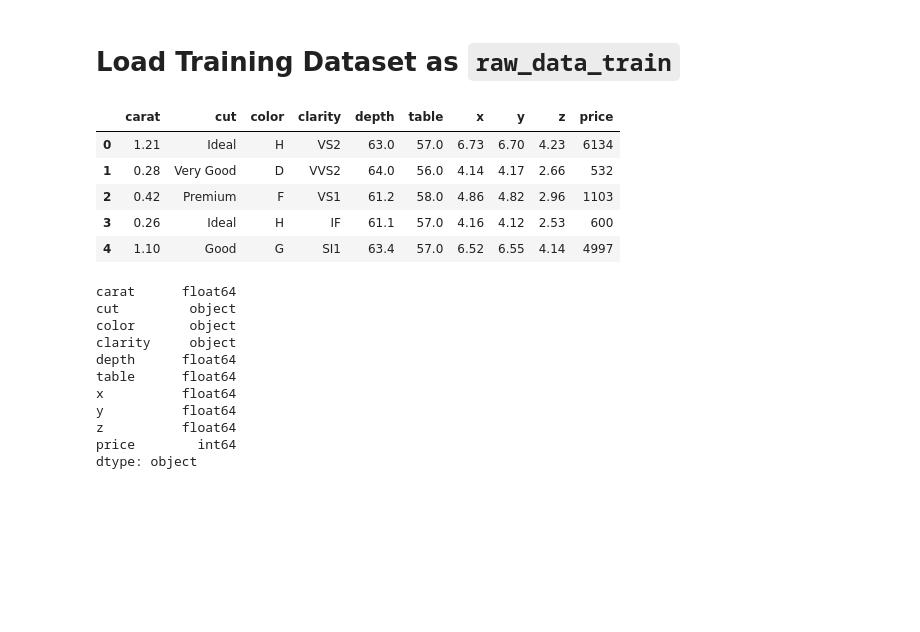
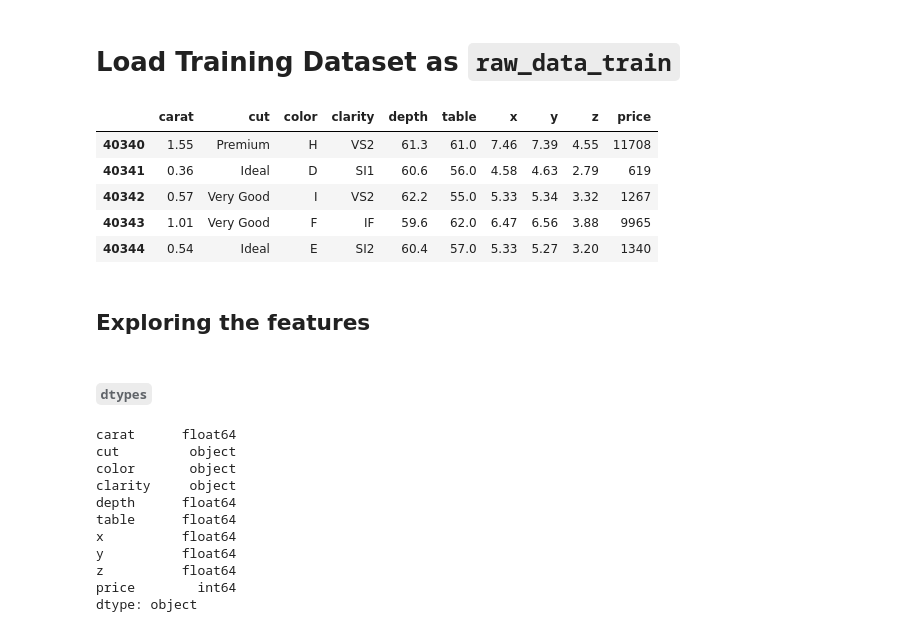
Before and after one commit to rihp/diamond-price-supervised-ML, a Jupyter notebook: notebooks/01_preparing_data.ipynb, the cells around one changed output. Saved outputs shown, nothing was run; the diff lists cells and outputs as text; code cells hidden in the pictures; blank space fills up the shorter version.

```diff
--- a/notebooks/01_preparing_data.ipynb
+++ b/notebooks/01_preparing_data.ipynb
@@ -53,11 +39,11 @@ PATH='../'
 # Load Training Dataset as `raw_data_train`
 # %%
 raw_data_train = pd.read_csv(f'{PATH}INPUT/diamonds_train.csv').drop(columns='Unnamed: 0')
-raw_data_train.head()
+raw_data_train.tail()
 # %% [output]
 |  | carat | cut | color | clarity | depth | table | x | y | z | price |
-| 0 | 1.21 | Ideal | H | VS2 | 63.0 | 57.0 | 6.73 | 6.70 | 4.23 | 6134 |
-| 1 | 0.28 | Very Good | D | VVS2 | 64.0 | 56.0 | 4.14 | 4.17 | 2.66 | 532 |
-| 2 | 0.42 | Premium | F | VS1 | 61.2 | 58.0 | 4.86 | 4.82 | 2.96 | 1103 |
-| 3 | 0.26 | Ideal | H | IF | 61.1 | 57.0 | 4.16 | 4.12 | 2.53 | 600 |
-| 4 | 1.10 | Good | G | SI1 | 63.4 | 57.0 | 6.52 | 6.55 | 4.14 | 4997 |
+| 40340 | 1.55 | Premium | H | VS2 | 61.3 | 61.0 | 7.46 | 7.39 | 4.55 | 11708 |
+| 40341 | 0.36 | Ideal | D | SI1 | 60.6 | 56.0 | 4.58 | 4.63 | 2.79 | 619 |
+| 40342 | 0.57 | Very Good | I | VS2 | 62.2 | 55.0 | 5.33 | 5.34 | 3.32 | 1267 |
+| 40343 | 1.01 | Very Good | F | IF | 59.6 | 62.0 | 6.47 | 6.56 | 3.88 | 9965 |
+| 40344 | 0.54 | Ideal | E | SI2 | 60.4 | 57.0 | 5.33 | 5.27 | 3.20 | 1340 |
@@ -66,3 +50,7 @@ raw_data_train.head()
+# %% [markdown]
+## Exploring the features
+# %% [markdown]
+###### `dtypes`
 # %%
 raw_data_train.dtypes
 # %% [output]
```
Also changed, not shown: parts of 45 cells of this notebook, 2 other files.
